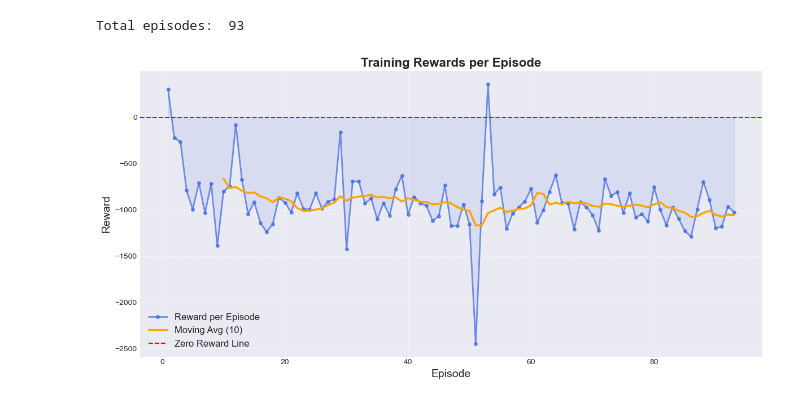
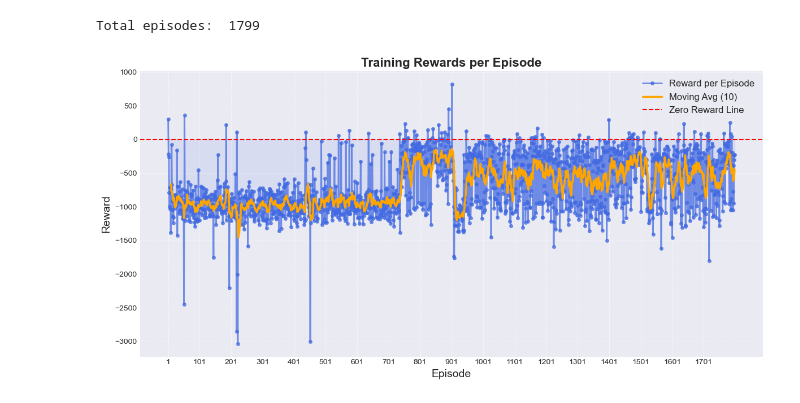
Before and after one commit to nameisalfio/q-learning-maze-robot, a Jupyter notebook: logs/plot_training_reward.ipynb, the cells around one changed output. Saved outputs shown, nothing was run; the diff lists cells and outputs as text; code cells hidden in the pictures.

```diff
--- a/logs/plot_training_reward.ipynb
+++ b/logs/plot_training_reward.ipynb
@@ -2,7 +2,14 @@
 from matplotlib import pyplot as plt
 import numpy as np
 
-log_file_paths = ["/Users/danielemateria/Desktop/q-learning-maze-robot/logs/training_20250616_162727.log"]
+logs_path = "/Users/danielemateria/Desktop/q-learning-maze-robot/logs"
+import os
+if not os.path.exists(logs_path):
+    print(f"Directory {logs_path} does not exist. Please check the path.")
+
+# List of log file paths to analyze
+log_file_paths = os.listdir(logs_path)
+log_file_paths = [os.path.join(logs_path, file) for file in log_file_paths if file.endswith('.log')]
 
 def extract_rewards_from_log(log_file_paths):
     rewards = np.array([])
@@ -15,32 +22,34 @@ def extract_rewards_from_log(log_file_paths):
                     reward = line[1].strip()
                     parts = reward.split(":")
                     reward = float(parts[-1])
                     rewards = np.append(rewards, reward)
     return rewards
 
 def plot_rewards(rewards, window=10):
     plt.style.use("seaborn-v0_8-darkgrid")
     plt.figure(figsize=(12, 6))
     episodes = np.arange(1, len(rewards) + 1)
     plt.plot(episodes, rewards, label='Reward per Episode', color='royalblue', linewidth=2, marker='o', markersize=4, alpha=0.7)
     # Media mobile
     if len(rewards) >= window:
         moving_avg = np.convolve(rewards, np.ones(window)/window, mode='valid')
         plt.plot(episodes[window-1:], moving_avg, label=f'Moving Avg ({window})', color='orange', linewidth=2.5)
     plt.fill_between(episodes, rewards, 0, color='royalblue', alpha=0.1)
     plt.axhline(y=0, color='r', linestyle='--', label='Zero Reward Line')
     plt.xlabel('Episode', fontsize=14)
     plt.ylabel('Reward', fontsize=14)
     plt.title('Training Rewards per Episode', fontsize=16, fontweight='bold')
     plt.legend(fontsize=12)
     plt.grid(True, linestyle='--', alpha=0.6)
     plt.tight_layout()
+    # fai partire l'asse x da 1
+    plt.xticks(np.arange(1, len(rewards) + 1, step=100))
     plt.show()
 
 rewards = extract_rewards_from_log(log_file_paths)
 
 print("Total episodes: ", len(rewards))
 plot_rewards(rewards)
 # %% [output]
-Total episodes:  93
+Total episodes:  1799
-[figure, old version]
+[figure, new version]
```
